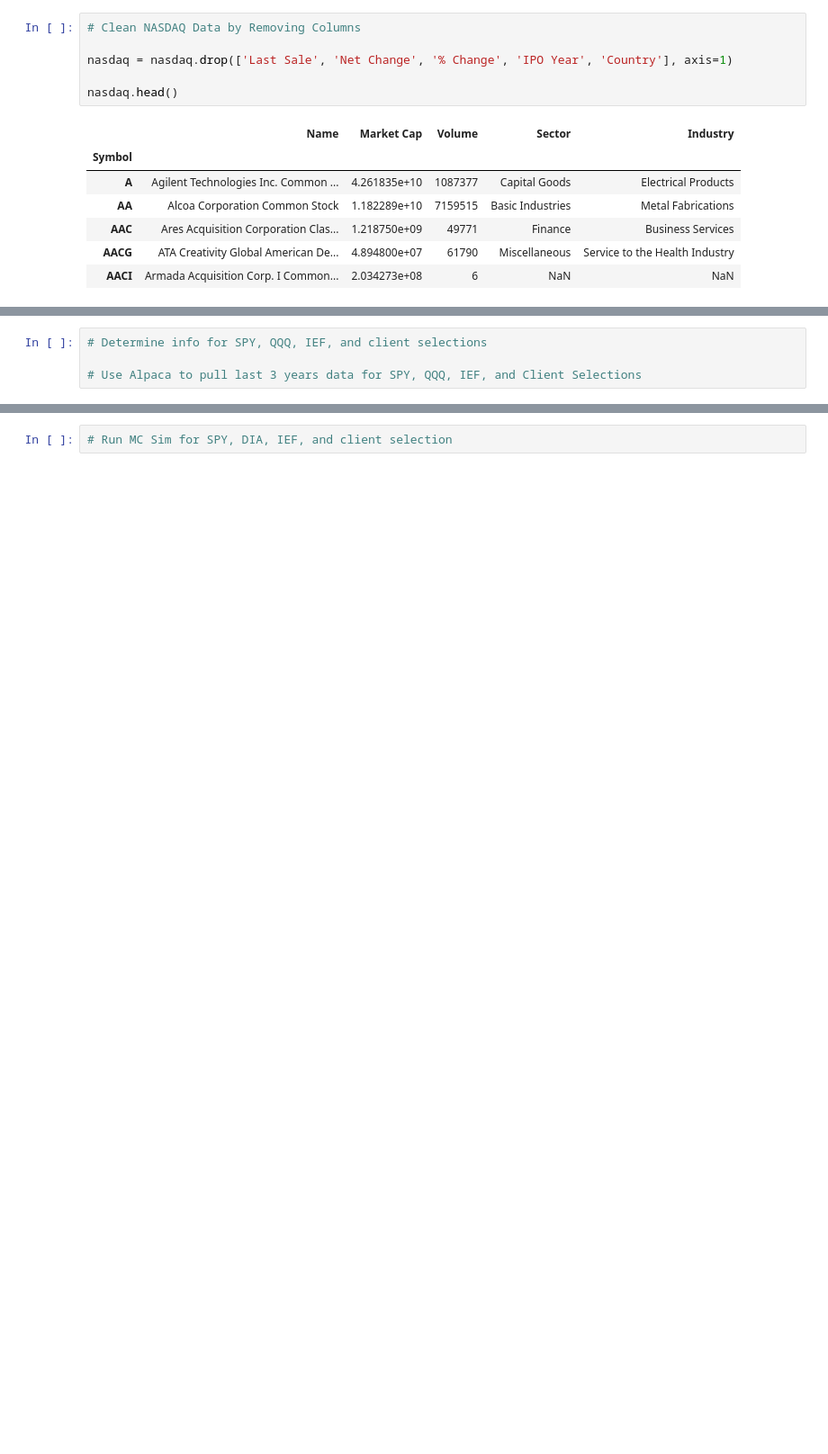
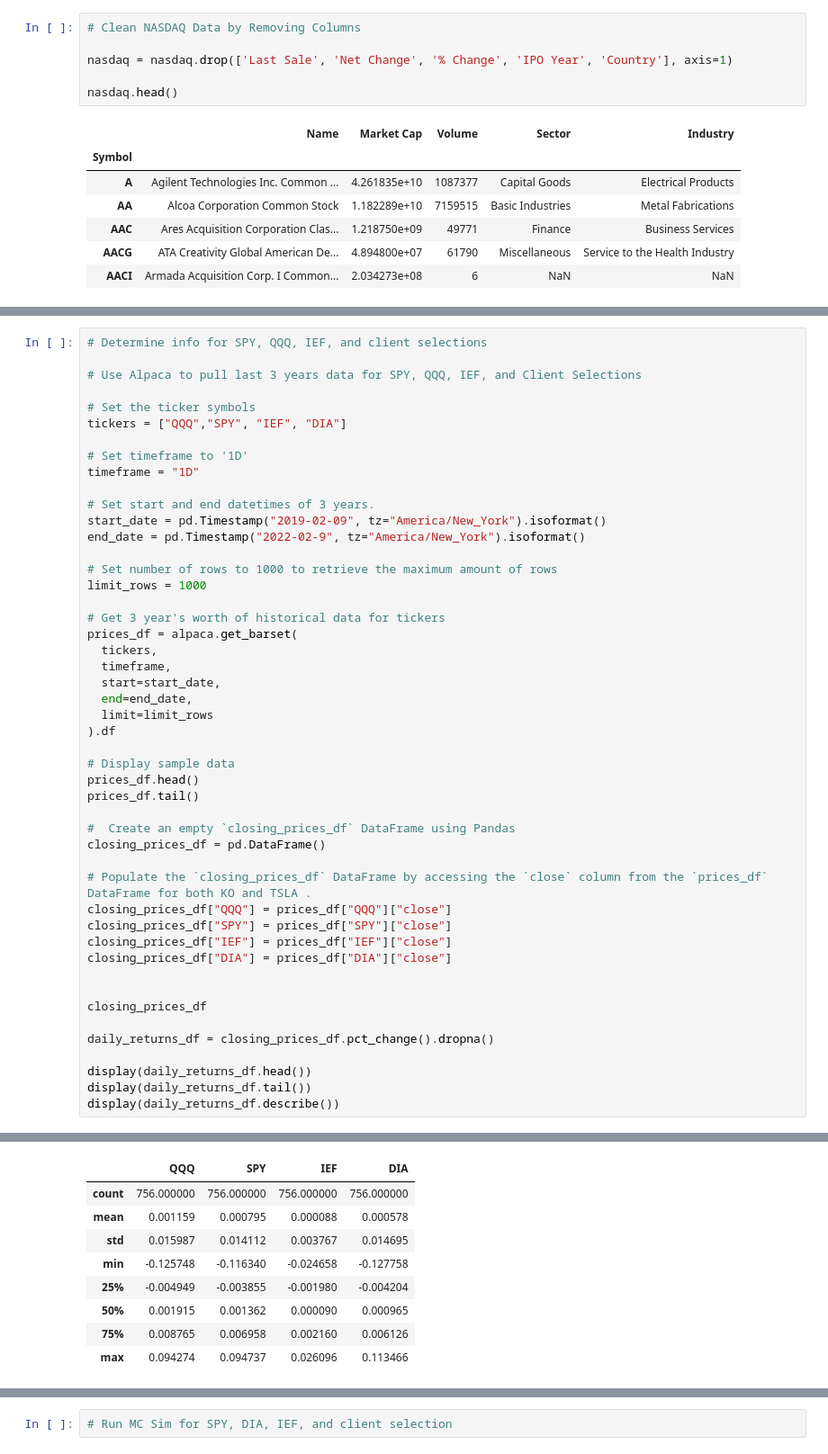
Before and after one commit to Kgross2/portfolio_suitability_app, a Jupyter notebook: portfolio_suitability.ipynb, the cells around one changed output, grey strips where cells are left out. Shown at 90% size. Cells and saved outputs as stored; diff of their text form; blank space fills up the shorter version.

Commit message:
add pdf start

```diff
--- a/portfolio_suitability.ipynb
+++ b/portfolio_suitability.ipynb
@@ -225,4 +244,49 @@ nasdaq.head()
-# %%
-# Determine info for SPY, QQQ, IEF, and client selections
-
-# Use Alpaca to pull last 3 years data for SPY, QQQ, IEF, and Client Selections
+# %%
+# Determine info for SPY, QQQ, IEF, and client selections
+
+# Use Alpaca to pull last 3 years data for SPY, QQQ, IEF, and Client Selections
+
+# Set the ticker symbols
+tickers = ["QQQ","SPY", "IEF", "DIA"]
+
+# Set timeframe to '1D'
+timeframe = "1D"
+
+# Set start and end datetimes of 3 years.
+start_date = pd.Timestamp("2019-02-09", tz="America/New_York").isoformat()
+end_date = pd.Timestamp("2022-02-9", tz="America/New_York").isoformat()
+
+# Set number of rows to 1000 to retrieve the maximum amount of rows
+limit_rows = 1000
+
+# Get 3 year's worth of historical data for tickers
+prices_df = alpaca.get_barset(
+  tickers,
+  timeframe,
+  start=start_date,
+  end=end_date,
+  limit=limit_rows
+).df
+
+# Display sample data
+prices_df.head()
+prices_df.tail()
+
+#  Create an empty `closing_prices_df` DataFrame using Pandas
+closing_prices_df = pd.DataFrame()
+
+# Populate the `closing_prices_df` DataFrame by accessing the `close` column from the `prices_df` DataFrame for both KO and TSLA .
+closing_prices_df["QQQ"] = prices_df["QQQ"]["close"]
+closing_prices_df["SPY"] = prices_df["SPY"]["close"]
+closing_prices_df["IEF"] = prices_df["IEF"]["close"]
+closing_prices_df["DIA"] = prices_df["DIA"]["close"]
+
+
+closing_prices_df
+
+daily_returns_df = closing_prices_df.pct_change().dropna()
+
+display(daily_returns_df.head())
+display(daily_returns_df.tail())
+display(daily_returns_df.describe())
+# %% [output]
@@ -228,0 +307,9 @@ nasdaq.head()
+|  | QQQ | SPY | IEF | DIA |
+| count | 756.000000 | 756.000000 | 756.000000 | 756.000000 |
+| mean | 0.001159 | 0.000795 | 0.000088 | 0.000578 |
+| std | 0.015987 | 0.014112 | 0.003767 | 0.014695 |
+| min | -0.125748 | -0.116340 | -0.024658 | -0.127758 |
+| 25% | -0.004949 | -0.003855 | -0.001980 | -0.004204 |
+| 50% | 0.001915 | 0.001362 | 0.000090 | 0.000965 |
+| 75% | 0.008765 | 0.006958 | 0.002160 | 0.006126 |
+| max | 0.094274 | 0.094737 | 0.026096 | 0.113466 |
```
Also changed, not shown: parts of 20 cells of this notebook, 4 other files.
